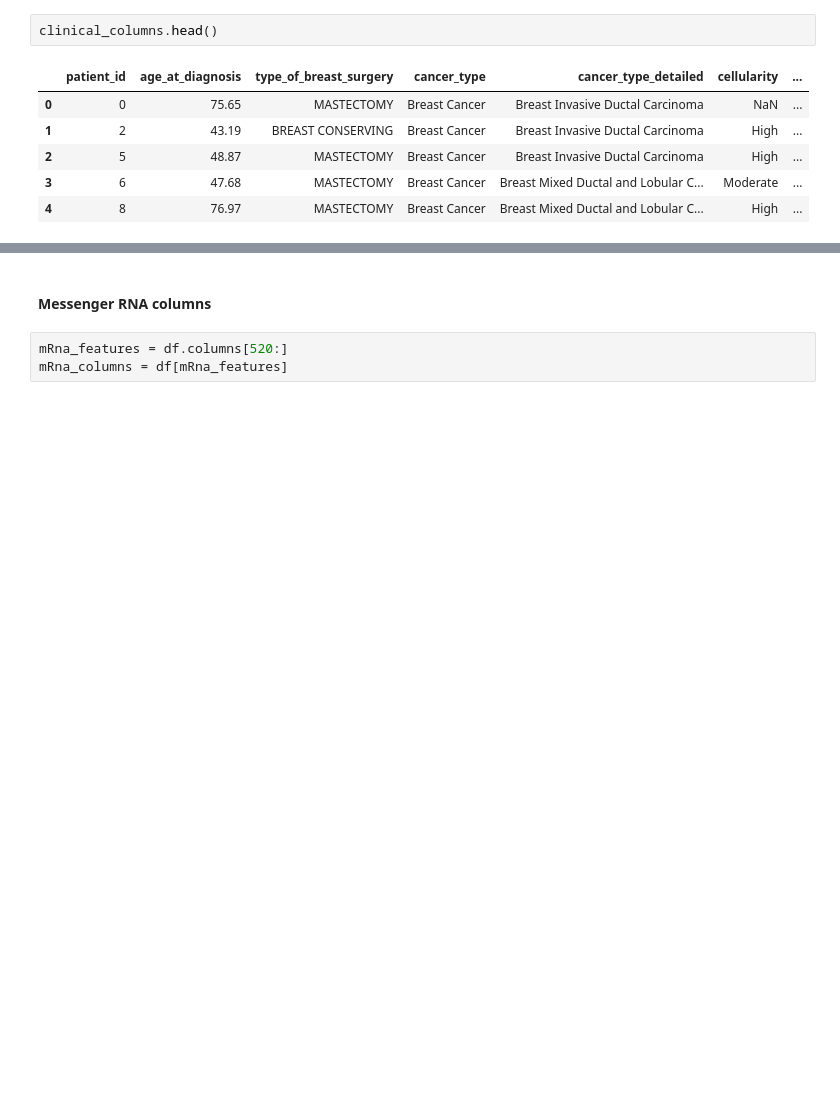
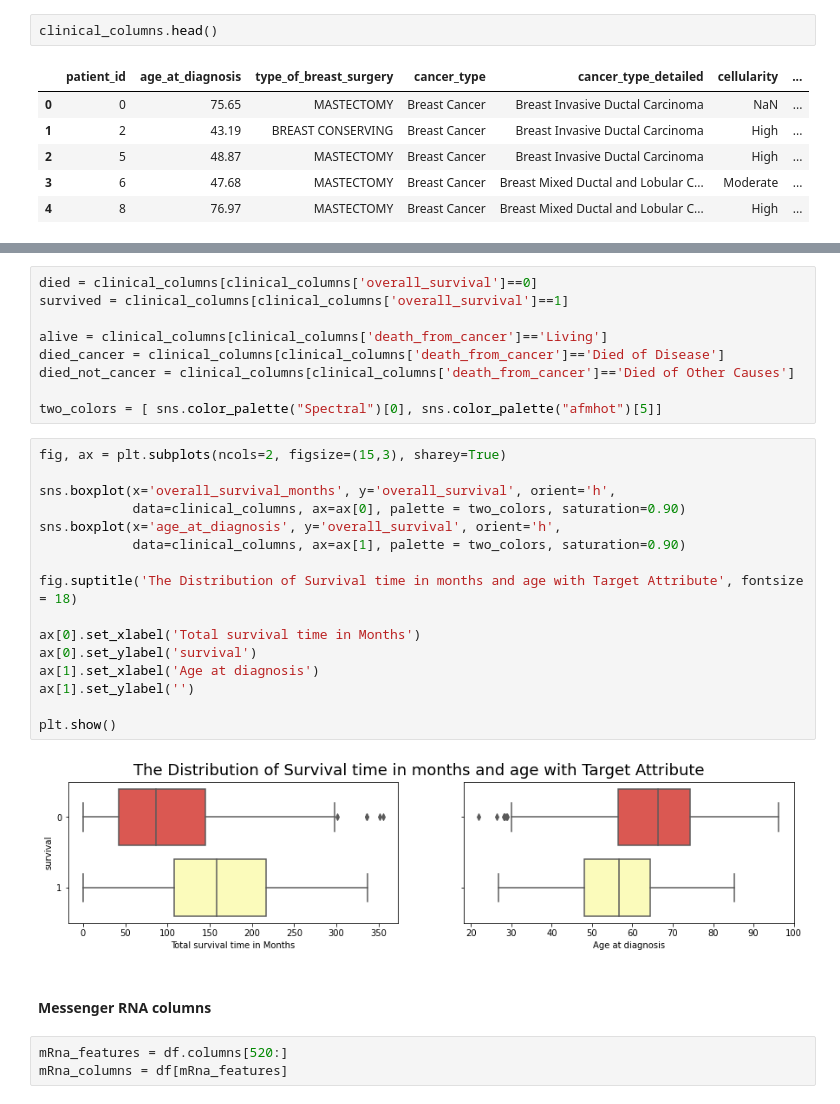
Before and after one commit to lponcec94/PolyWorks, a Jupyter notebook: semana_7/Semana_7_Autoencoder.ipynb, the cells around one changed output, grey strips where cells are left out. Drawn from its saved outputs; the diff is of its cells as text; blank space fills up the shorter version.

```diff
--- a/semana_7/Semana_7_Autoencoder.ipynb
+++ b/semana_7/Semana_7_Autoencoder.ipynb
@@ -230,3 +270,30 @@ clinical_columns.head()
+# %%
+died = clinical_columns[clinical_columns['overall_survival']==0]
+survived = clinical_columns[clinical_columns['overall_survival']==1]
+
+alive = clinical_columns[clinical_columns['death_from_cancer']=='Living']
+died_cancer = clinical_columns[clinical_columns['death_from_cancer']=='Died of Disease']
+died_not_cancer = clinical_columns[clinical_columns['death_from_cancer']=='Died of Other Causes']
+
+two_colors = [ sns.color_palette("Spectral")[0], sns.color_palette("afmhot")[5]]
+# %%
+fig, ax = plt.subplots(ncols=2, figsize=(15,3), sharey=True)
+
+sns.boxplot(x='overall_survival_months', y='overall_survival', orient='h',
+            data=clinical_columns, ax=ax[0], palette = two_colors, saturation=0.90)
+sns.boxplot(x='age_at_diagnosis', y='overall_survival', orient='h',
+            data=clinical_columns, ax=ax[1], palette = two_colors, saturation=0.90)
+
+fig.suptitle('The Distribution of Survival time in months and age with Target Attribute', fontsize = 18)
+
+ax[0].set_xlabel('Total survival time in Months')
+ax[0].set_ylabel('survival')
+ax[1].set_xlabel('Age at diagnosis')
+ax[1].set_ylabel('')
+
+plt.show()
+# %% [output]
+[figure, added]
 # %% [markdown]
 #### Messenger RNA columns
 # %%
```
Also changed, not shown: parts of 54 cells of this notebook.
